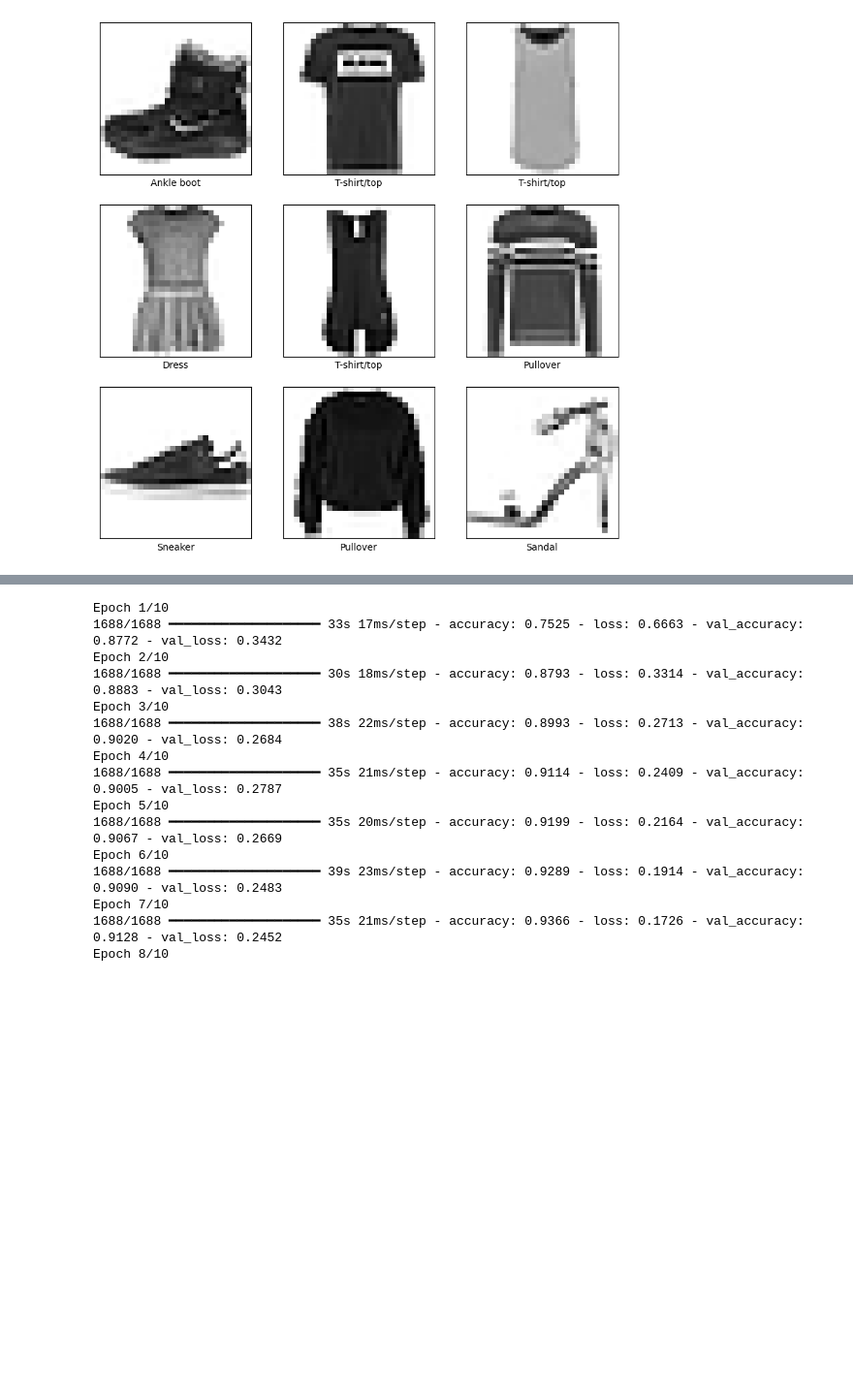
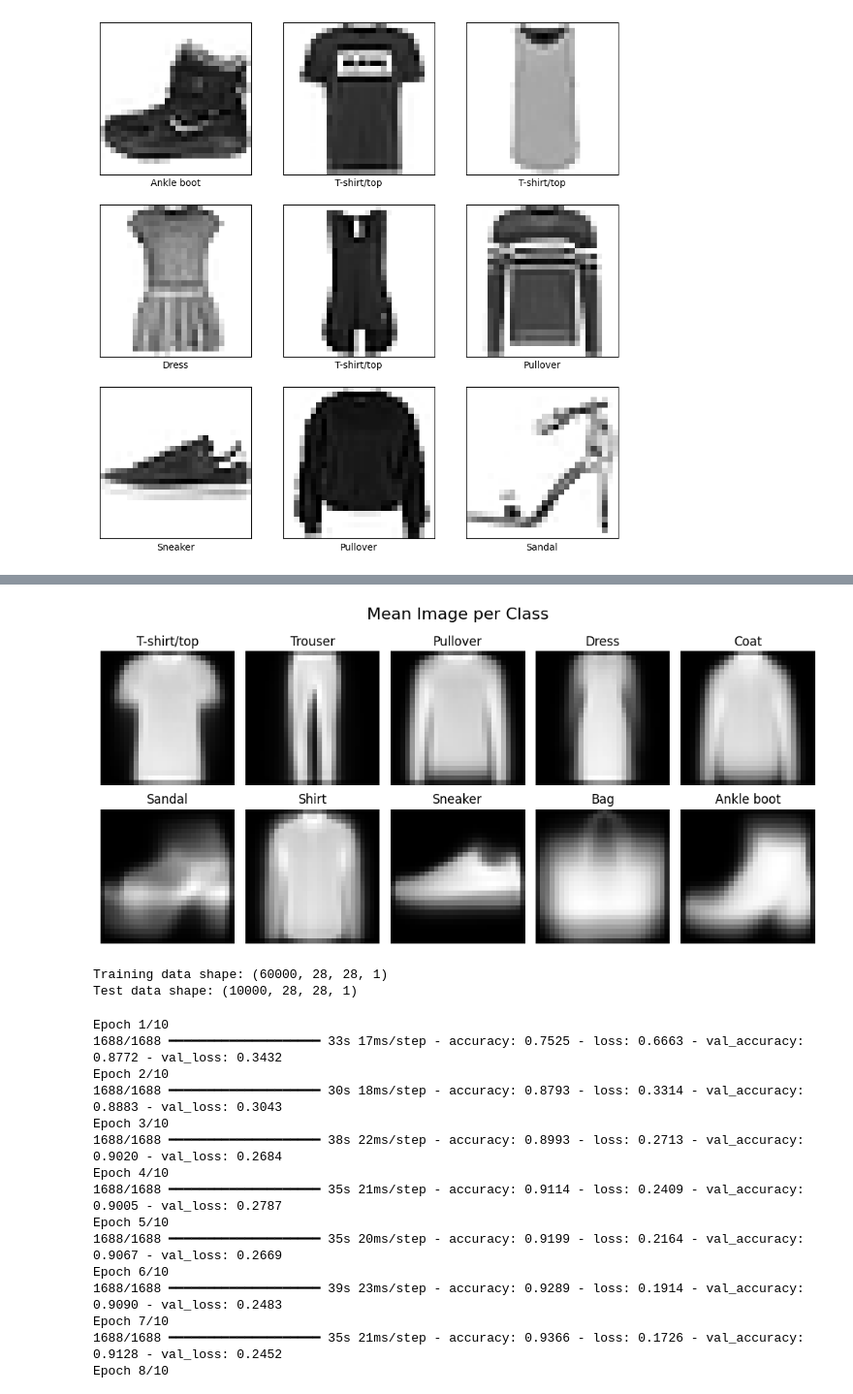
Before and after one commit to AA0100/Final-Project-Introduction-to-Deep-Learning, a Jupyter notebook: DeepLearningFinalProject.ipynb, the cells around one changed output, grey strips where cells are left out. Shown: that part at 97% size. Cells and saved outputs as stored; diff of their text form; code cells hidden in the pictures; blank space fills up the shorter version.

```diff
--- a/DeepLearningFinalProject.ipynb
+++ b/DeepLearningFinalProject.ipynb
@@ -63,3 +105,22 @@ plt.show()
+# %%
+fig, axes = plt.subplots(2, 5, figsize=(10, 5))
+for i, ax in enumerate(axes.flat):
+    class_images = x_train[y_train == i]
+    mean_img = np.mean(class_images, axis=0)
+    ax.imshow(mean_img, cmap='gray')
+    ax.set_title(class_names[i])
+    ax.axis('off')
+fig.suptitle("Mean Image per Class", fontsize=16)
+plt.tight_layout()
+plt.show()
+# %% [output]
+[figure, added]
+# %%
+print("Training data shape:", x_train.shape)
+print("Test data shape:", x_test.shape)
+# %% [output]
+Training data shape: (60000, 28, 28, 1)
+Test data shape: (10000, 28, 28, 1)
 # %%
 from tensorflow.keras import Input
 
```
Also changed, not shown: parts of 4 cells of this notebook.
